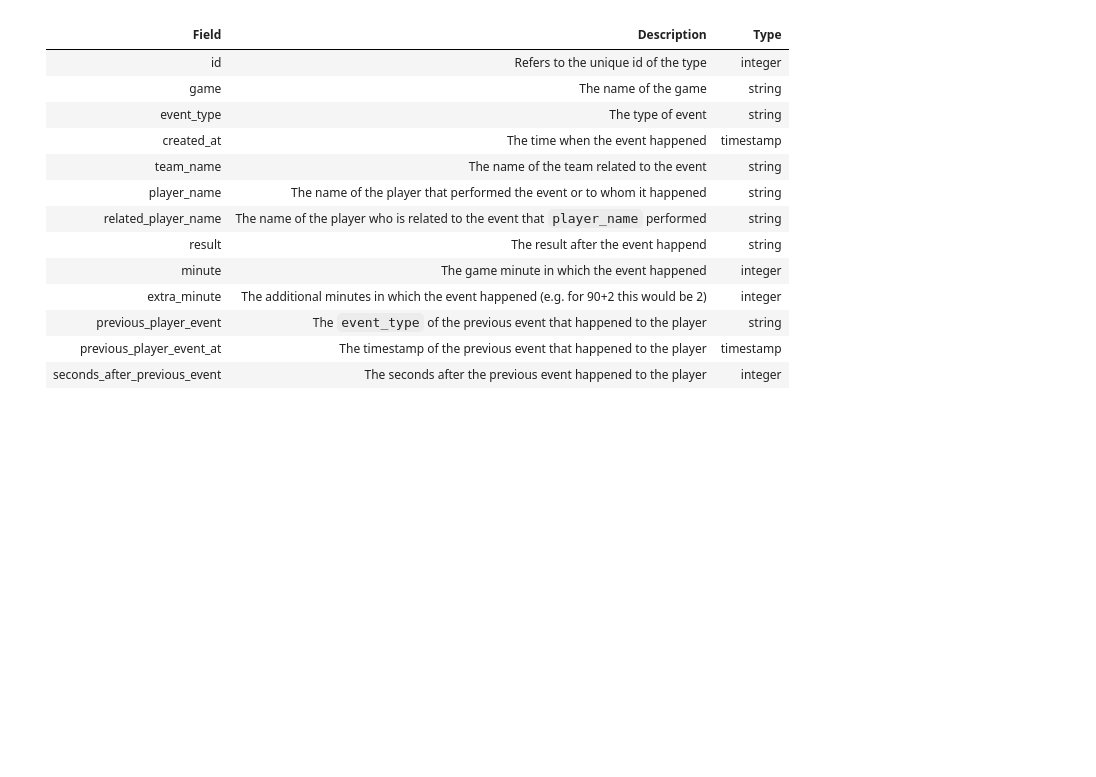
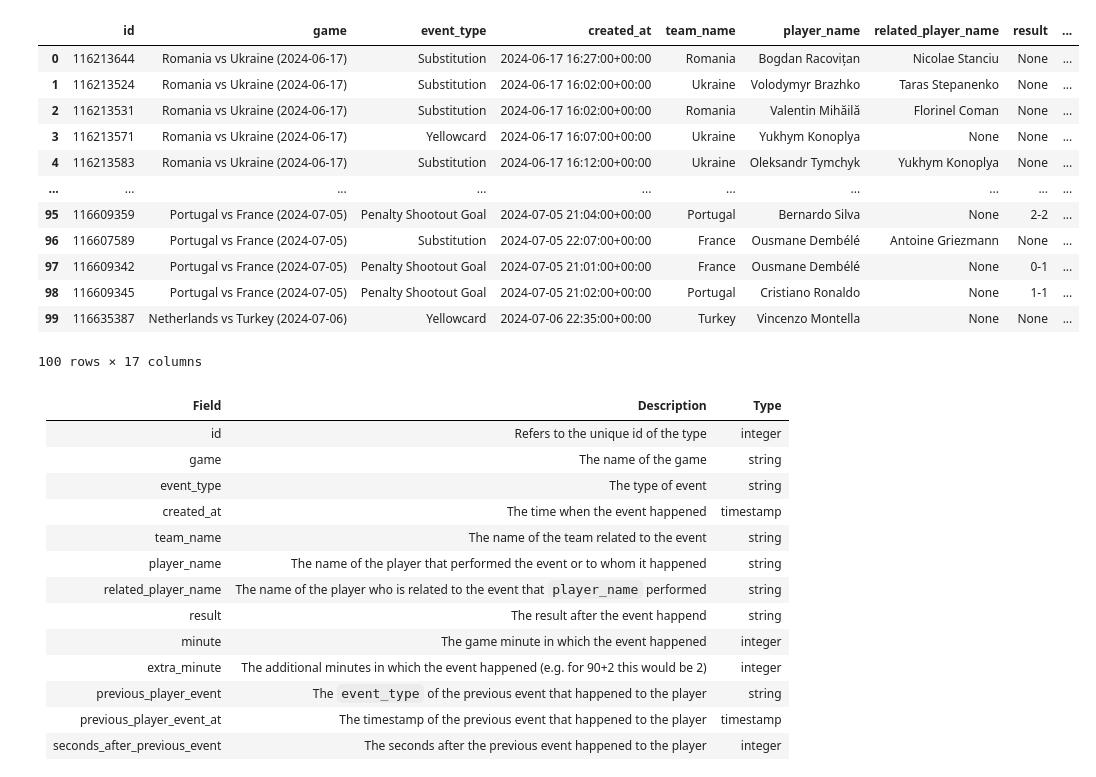
Before and after one commit to mynameisfho/My-Data-Analyst-Portofolio, a Jupyter notebook: Analyzing Euro 2024 (Football)/euro_2024.ipynb, the cells around one changed output. Saved outputs shown, nothing was run; the diff lists cells and outputs as text; code cells hidden in the pictures; blank space fills up the shorter version.

```diff
--- a/Analyzing Euro 2024 (Football)/euro_2024.ipynb
+++ b/Analyzing Euro 2024 (Football)/euro_2024.ipynb
@@ -19,3 +15,20 @@ SELECT * FROM 'game_events.csv' LIMIT 100
+# %%
+-- 1
+SELECT * FROM 'game_events.csv' LIMIT 100
+# %% [output]
+|  | id | game | event_type | created_at | team_name | player_name | related_player_name | result | ... |
+| 0 | 116213644 | Romania vs Ukraine (2024-06-17) | Substitution | 2024-06-17 16:27:00+00:00 | Romania | Bogdan Racovițan | Nicolae Stanciu | None | ... |
+| 1 | 116213524 | Romania vs Ukraine (2024-06-17) | Substitution | 2024-06-17 16:02:00+00:00 | Ukraine | Volodymyr Brazhko | Taras Stepanenko | None | ... |
+| 2 | 116213531 | Romania vs Ukraine (2024-06-17) | Substitution | 2024-06-17 16:02:00+00:00 | Romania | Valentin Mihăilă | Florinel Coman | None | ... |
+| 3 | 116213571 | Romania vs Ukraine (2024-06-17) | Yellowcard | 2024-06-17 16:07:00+00:00 | Ukraine | Yukhym Konoplya | None | None | ... |
+| 4 | 116213583 | Romania vs Ukraine (2024-06-17) | Substitution | 2024-06-17 16:12:00+00:00 | Ukraine | Oleksandr Tymchyk | Yukhym Konoplya | None | ... |
+| ... | ... | ... | ... | ... | ... | ... | ... | ... | ... |
+| 95 | 116609359 | Portugal vs France (2024-07-05) | Penalty Shootout Goal | 2024-07-05 21:04:00+00:00 | Portugal | Bernardo Silva | None | 2-2 | ... |
+| 96 | 116607589 | Portugal vs France (2024-07-05) | Substitution | 2024-07-05 22:07:00+00:00 | France | Ousmane Dembélé | Antoine Griezmann | None | ... |
+| 97 | 116609342 | Portugal vs France (2024-07-05) | Penalty Shootout Goal | 2024-07-05 21:01:00+00:00 | France | Ousmane Dembélé | None | 0-1 | ... |
+| 98 | 116609345 | Portugal vs France (2024-07-05) | Penalty Shootout Goal | 2024-07-05 21:02:00+00:00 | Portugal | Cristiano Ronaldo | None | 1-1 | ... |
+| 99 | 116635387 | Netherlands vs Turkey (2024-07-06) | Yellowcard | 2024-07-06 22:35:00+00:00 | Turkey | Vincenzo Montella | None | None | ... |
+100 rows × 17 columns
 # %% [markdown]
 | Field               | Description                                         | Type          |
 |---------------------|-----------------------------------------------------|---------------|
```
Also changed, not shown: parts of 37 cells of this notebook, 11 other files.
